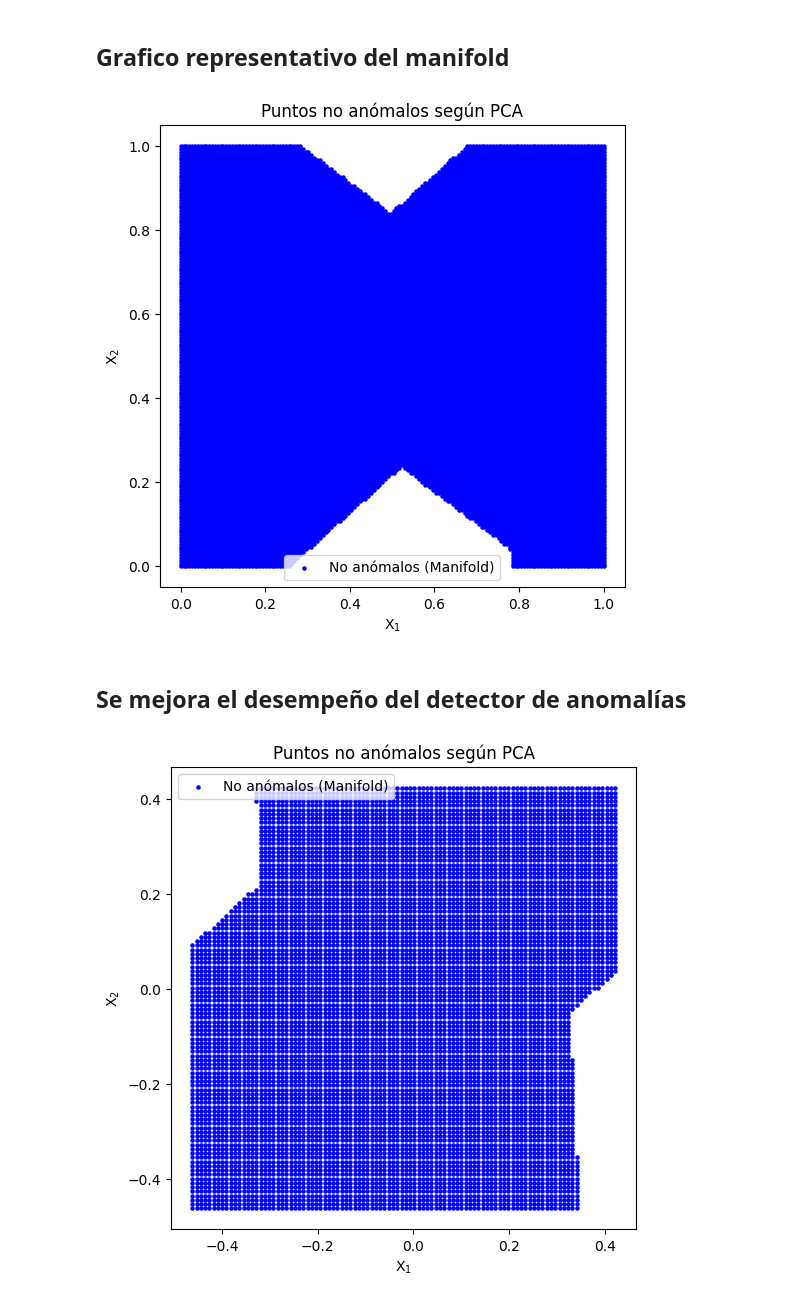
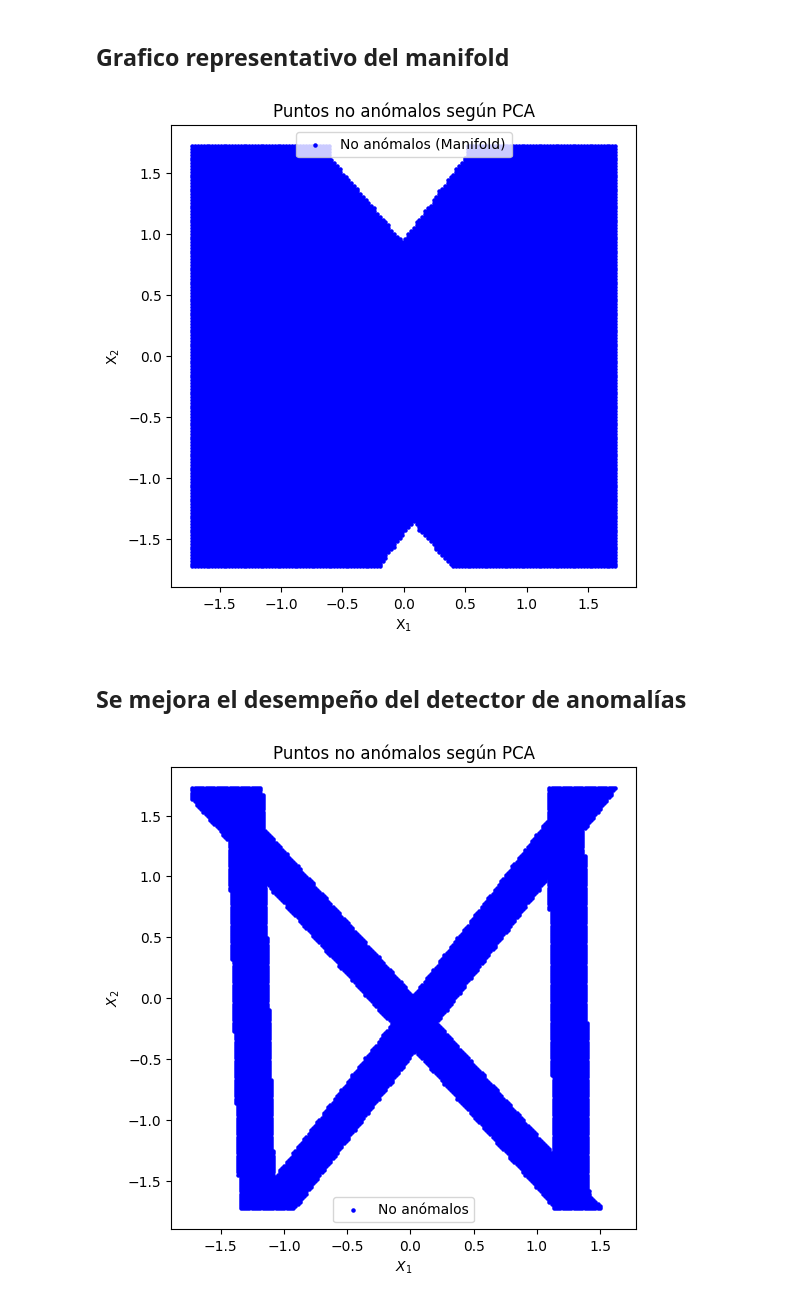
Before and after one commit to Jsar9/Signal-Processing-Workshop, a Jupyter notebook: TPs/TP7/TP7_SARMIENTO_104241.ipynb, the cells around one changed output. Saved outputs shown, nothing was run; the diff lists cells and outputs as text; code cells hidden in the pictures.

```diff
--- a/TPs/TP7/TP7_SARMIENTO_104241.ipynb
+++ b/TPs/TP7/TP7_SARMIENTO_104241.ipynb
@@ -464,13 +474,13 @@ print(x_tr2.shape)
 # %%
 #Separación en clusters con EM
 em_model = EM (n_clusters= 4, max_iter=500)
-y_pred_em = em_model.fit_predict(X)
+y_pred_em = em_model.fit_predict(X_norm)
 
 
 #Se entrena un PCA para cada cluster
 pcas = []
 for k in range(em_model.n_clusters):
-    X_k = X[y_pred_em == k]
+    X_k = X_norm[y_pred_em == k]
     pca_k = PCA()
     pca_k.fit(X_k)
     pcas.append(pca_k)
@@ -480,8 +490,9 @@ mins=[]
 maxs= []
 
 for k, pca_k in enumerate(pcas):
-    X_k = X[y_pred_em == k]
+    X_k = X_norm[y_pred_em == k]
     proj = pca_k.transform(X_k) #Proyección 1D
+
     mins.append(proj.min())
     maxs.append(proj.max())
     print(f'cluster: {k} --> min={mins[k]}            max = {maxs[k]}')
@@ -503,7 +514,7 @@ colors=['r','g','b','orange']
 
 #Se grafican los datos para cada cluster
 for k in np.unique(y_pred_em):
-    X_k = X[y_pred_em == k]
+    X_k = X_norm
     plt.scatter(X_k[:, 0], X_k[:, 1], color=colors[k], alpha=0.4)
 
 #Se grafican las rectas reconstruidas, asociadas a cada cluster
@@ -528,13 +539,18 @@ plt.show()
 # %% [markdown]
 ## Grafico representativo del manifold
 # %%
-
 # Se crea la grilla
-n = 150
+n =150
 x1 = np.linspace(0, 1, n)
 x2 = np.linspace(0, 1, n)
+
+#Normalización de los datos
+x1 = (x1-np.mean(x1)) / np.std(x1)
+x2 = (x2-np.mean(x2)) / np.std(x2)
+
 X1, X2 = np.meshgrid(x1, x2) #Se construye la grilla 2D
 grid_points = np.c_[X1.ravel(), X2.ravel()] #Se aplanan los datos y se concatenan las columnas
+
 
 errors=[]
 for k, pca_k in enumerate(pcas):
@@ -546,7 +562,7 @@ for k, pca_k in enumerate(pcas):
 
 errors = np.array(errors)
 errors = np.min(errors, axis=0)
-threshold = np.percentile(errors, 90)
+threshold = np.percentile(errors, 95)
 not_anomalies = grid_points[errors < threshold]
 
 # print(len(pcas))
@@ -564,36 +580,43 @@ plt.title('Puntos no anómalos según PCA')
 plt.legend()
 plt.show()
 # %% [output]
-[figure, old version]
+[figure, new version]
 # %% [markdown]
 ## Se mejora el desempeño del detector de anomalías
 # %%
-k=3
-x1 = np.linspace(mins[k], maxs[k], 150).reshape(-1, 1)
-x2 = np.linspace(mins[k], maxs[k], 150).reshape(-1, 1)
-X1, X2 = np.meshgrid(x1, x2) #Se construye la grilla 2D
-grid_points = np.c_[X1.ravel(), X2.ravel()] #Se aplanan los datos y se concatenan las columnas
+errors = []
 
-errors=[]
 for k, pca_k in enumerate(pcas):
-    Z = pca_k.transform(grid_points)    #Transformacion
-    X_r = pca_k.inverse_transform(Z)    #Inversion
-    #Se calcula el error  medio de la grilla reconstruida con respecto a la grilla original
+
+    x1 = np.linspace(mins[k], maxs[k], 200).reshape(-1, 1)
+    x2 = np.linspace(mins[k], maxs[k], 200).reshape(-1, 1)
+
+    #Normalización
+    x1 = (x1-np.mean(x1)) / np.std(x1)
+    x2 = (x2-np.mean(x2)) / np.std(x2)
+
+    X1, X2 = np.meshgrid(x1, x2)
+    grid_points = np.c_[X1.ravel(), X2.ravel()]
+
+    Z = pca_k.transform(grid_points)
+    X_r= pca_k.inverse_transform(Z)
+
     errors.append(np.mean((grid_points - X_r)**2, axis=1))
-
 
 errors = np.array(errors)
 errors = np.min(errors, axis=0)
-threshold = np.percentile(errors, 90)
+
+
+threshold = 0.01
 not_anomalies = grid_points[errors < threshold]
 
 plt.figure(figsize=(6,6))
 plt.scatter(not_anomalies[:,0], not_anomalies[:,1],
-            s=5, c='blue', label='No anómalos (Manifold)')
-plt.xlabel(r'$\text{X}_1$')
-plt.ylabel(r'$\text{X}_2$')
+            s=5, c='blue', label='No anómalos')
+plt.xlabel(r'$X_1$')
+plt.ylabel(r'$X_2$')
 plt.title('Puntos no anómalos según PCA')
 plt.legend()
 plt.show()
 # %% [output]
-[figure, old version]
+[figure, new version]
```
Also changed, not shown: parts of 5 cells of this notebook.
